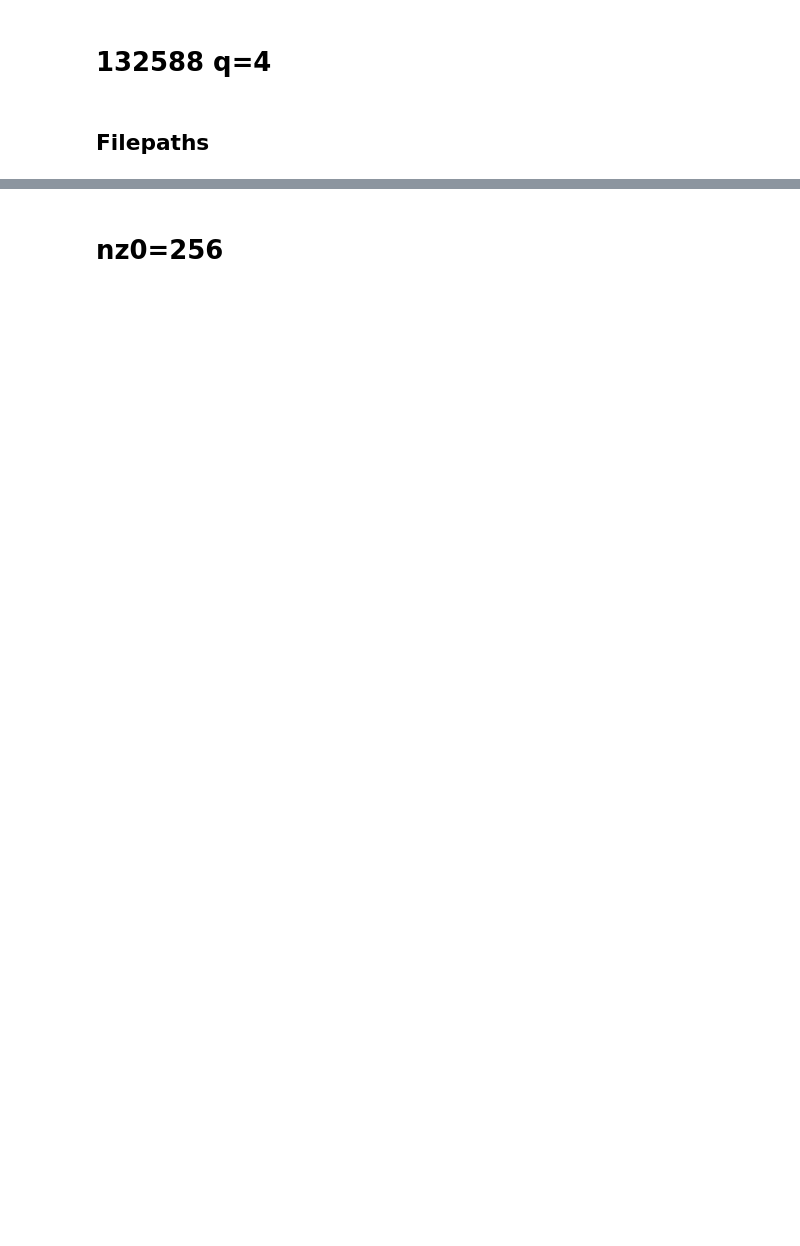
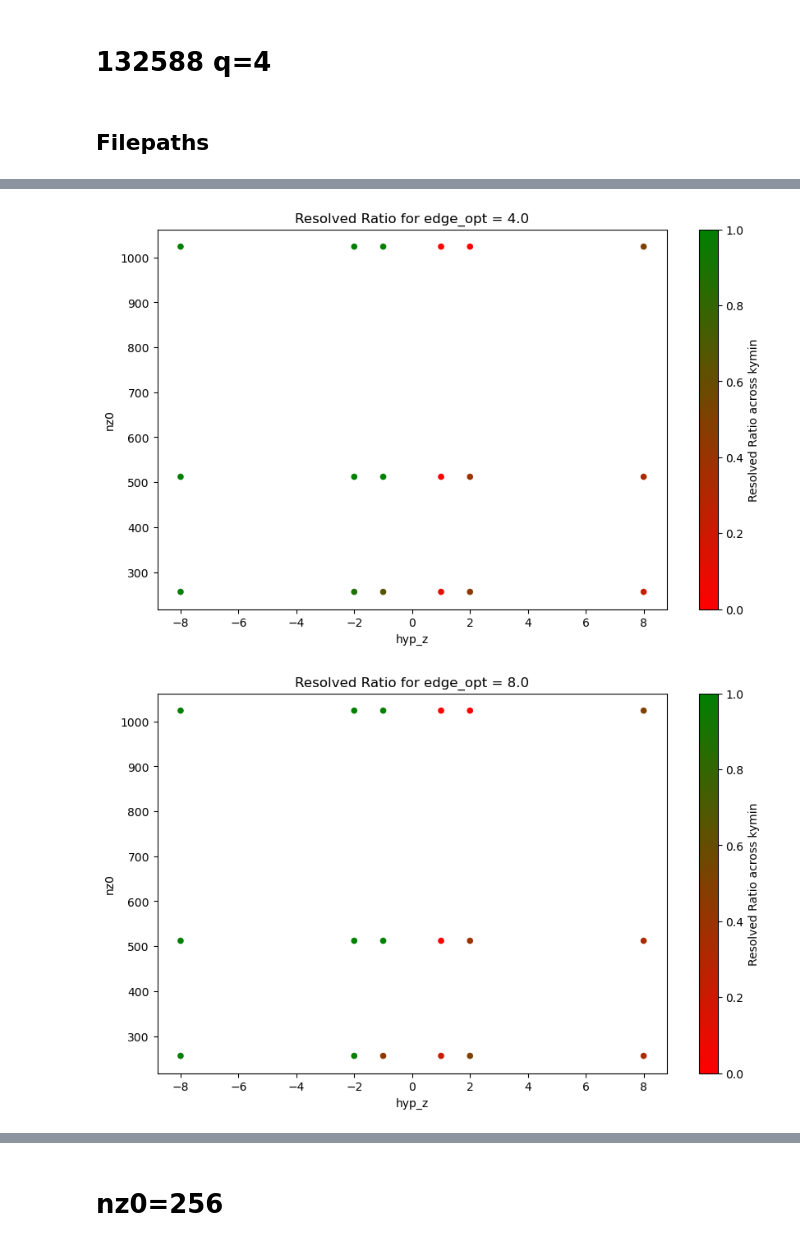
Before and after one commit to joeyschmidt97/NSTXU_lithium_study, a Jupyter notebook: high_triangularity/132588/r_0.736_q=4/MTM_resolution_check/RES_CHECK_132588_q=4.ipynb, the cells around one changed output, grey strips where cells are left out. Cells and saved outputs as stored; diff of their text form; code cells hidden in the pictures; blank space fills up the shorter version.

```diff
--- a/high_triangularity/132588/r_0.736_q=4/MTM_resolution_check/RES_CHECK_132588_q=4.ipynb
+++ b/high_triangularity/132588/r_0.736_q=4/MTM_resolution_check/RES_CHECK_132588_q=4.ipynb
@@ -13,0 +224,56 @@ res_check_132588_q_4 = '/pscratch/sd/j/joeschm/NSXTU_discharges/132588/r_0.736_q
+# %%
+import pandas as pd
+import matplotlib.pyplot as plt
+from matplotlib.colors import LinearSegmentedColormap
+
+# Assuming analysis_sim_df is already defined
+
+# Initialize empty lists to store rows
+filtered_rows = []
+omitted_row = []
+
+for _, row in analysis_sim_df.iterrows():
+    if pd.notna(row['gamma']):
+        max_freq = row['fft_max_freq']
+        upper_95_freq = row['field_phi_upper_95_freq']
+        if upper_95_freq < max_freq / 2:
+            filtered_rows.append(row)
+        else:
+            omitted_row.append(row)
+
+# Convert the lists to DataFrames
+filtered_analysis_sim_df = pd.DataFrame(filtered_rows)
+omitted_sim_df = pd.DataFrame(omitted_row)
+
+# Get unique edge_opt values
+unique_edge_opts = filtered_analysis_sim_df['edge_opt'].unique()
+
+# Define a custom colormap (red to green)
+cmap = LinearSegmentedColormap.from_list('red_green', ['red', 'green'])
+
+for edge_opt in unique_edge_opts:
+    # Filter data for the current edge_opt
+    edge_opt_subset = pd.concat([
+        filtered_analysis_sim_df[filtered_analysis_sim_df['edge_opt'] == edge_opt],
+        omitted_sim_df[omitted_sim_df['edge_opt'] == edge_opt]
+    ])
+
+    # Calculate counts
+    total_counts = edge_opt_subset.groupby(['nz0', 'hyp_z']).size().reset_index(name='total')
+    resolved_counts = filtered_analysis_sim_df[filtered_analysis_sim_df['edge_opt'] == edge_opt].groupby(['nz0', 'hyp_z']).size().reset_index(name='resolved')
+
+    # Merge counts and calculate the ratio
+    merged_counts = pd.merge(total_counts, resolved_counts, on=['nz0', 'hyp_z'], how='left').fillna(0)
+    merged_counts['resolved_ratio'] = merged_counts['resolved'] / merged_counts['total']
+
+    # Plotting
+    plt.figure(figsize=(10, 6))
+    points = plt.scatter(merged_counts['hyp_z'], merged_counts['nz0'], c=merged_counts['resolved_ratio'], cmap=cmap, s=20)
+    plt.colorbar(points, label='Resolved Ratio across kymin')
+    plt.xlabel('hyp_z')
+    plt.ylabel('nz0')
+    plt.title(f'Resolved Ratio for edge_opt = {edge_opt}')
+    plt.show()
+# %% [output]
+[figure, added]
+[figure, added]
```
Also changed, not shown: parts of 19 cells of this notebook, 1 other file.
